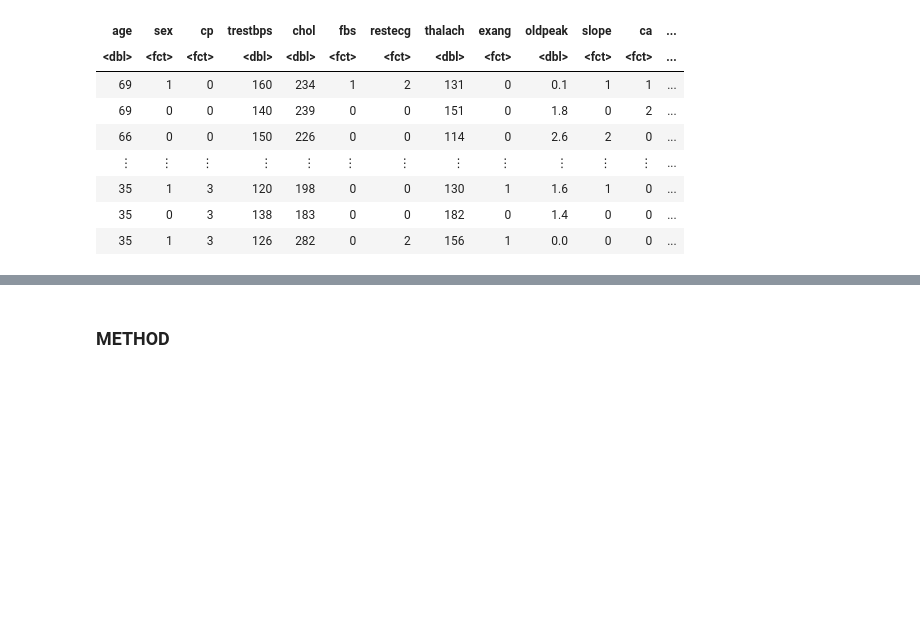
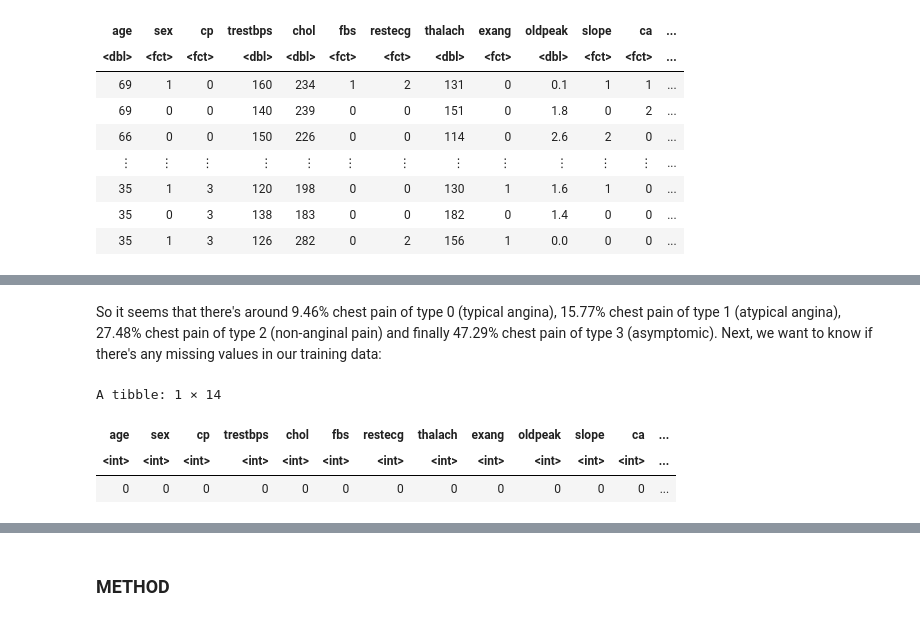
Before and after one commit to beandumplings/dsci_100_group143_project, a Jupyter notebook: Group143_Proposal.ipynb, the cells around one changed output, grey strips where cells are left out. Saved outputs shown, nothing was run; the diff lists cells and outputs as text; code cells hidden in the pictures; blank space fills up the shorter version.

```diff
--- a/Group143_Proposal.ipynb
+++ b/Group143_Proposal.ipynb
@@ -93,0 +108,10 @@ A tibble: 297 × 14
+# %% [markdown]
+So it seems that there's around 9.46% chest pain of type 0 (typical angina), 15.77% chest pain of type 1 (atypical angina), 27.48% chest pain of type 2 (non-anginal pain) and finally 47.29% chest pain of type 3 (asymptomic). Next, we want to know if there's any missing values in our training data:
+# %%
+heart_missing_data_train <- as_tibble(apply(heart_train, 2, is.na)) |> map_df(sum)
+heart_missing_data_train
+# %% [output]
+A tibble: 1 × 14
+| age | sex | cp | trestbps | chol | fbs | restecg | thalach | exang | oldpeak | slope | ca | ... |
+| <int> | <int> | <int> | <int> | <int> | <int> | <int> | <int> | <int> | <int> | <int> | <int> | ... |
+| 0 | 0 | 0 | 0 | 0 | 0 | 0 | 0 | 0 | 0 | 0 | 0 | ... |
```
Also changed, not shown: parts of 12 cells of this notebook.
